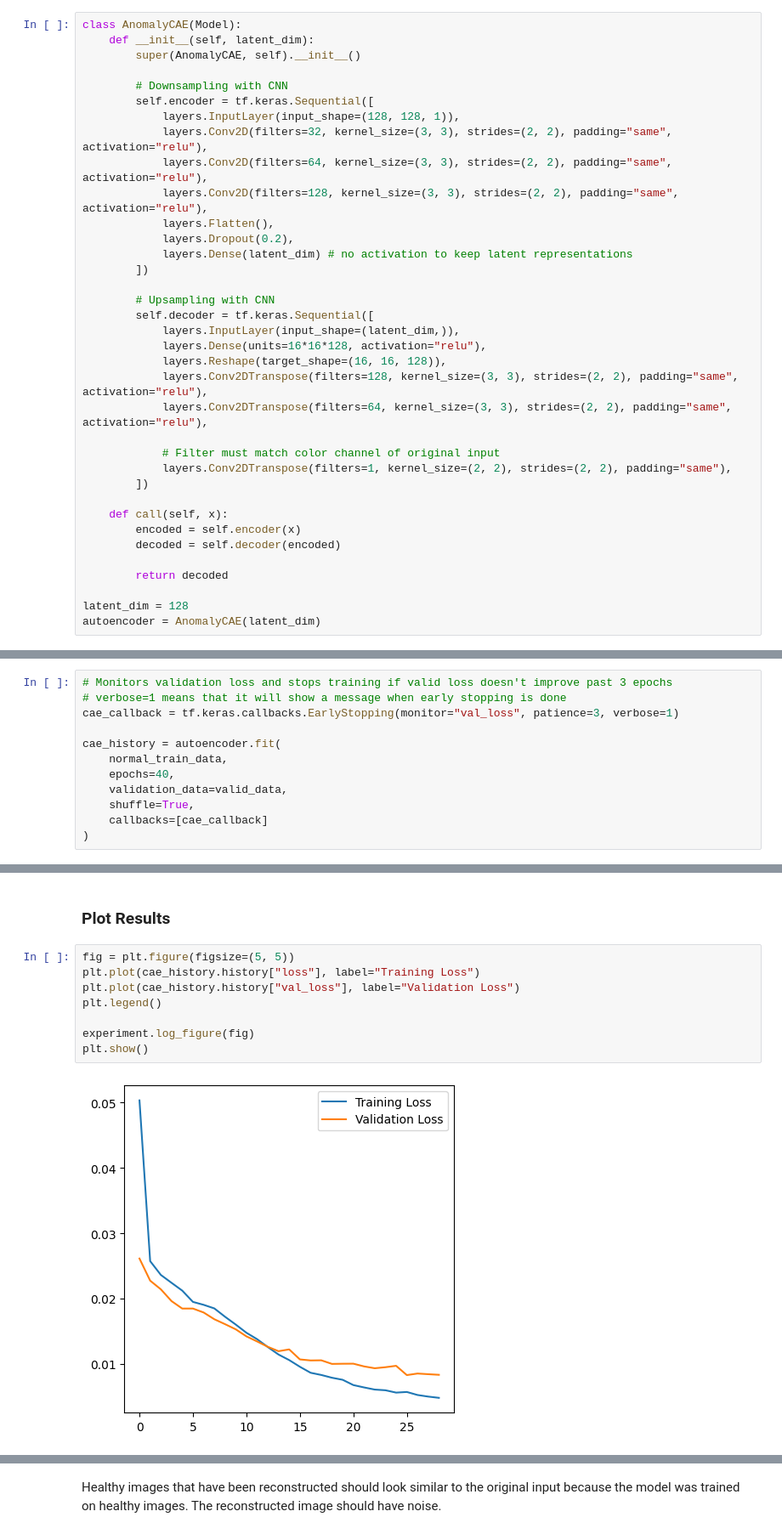
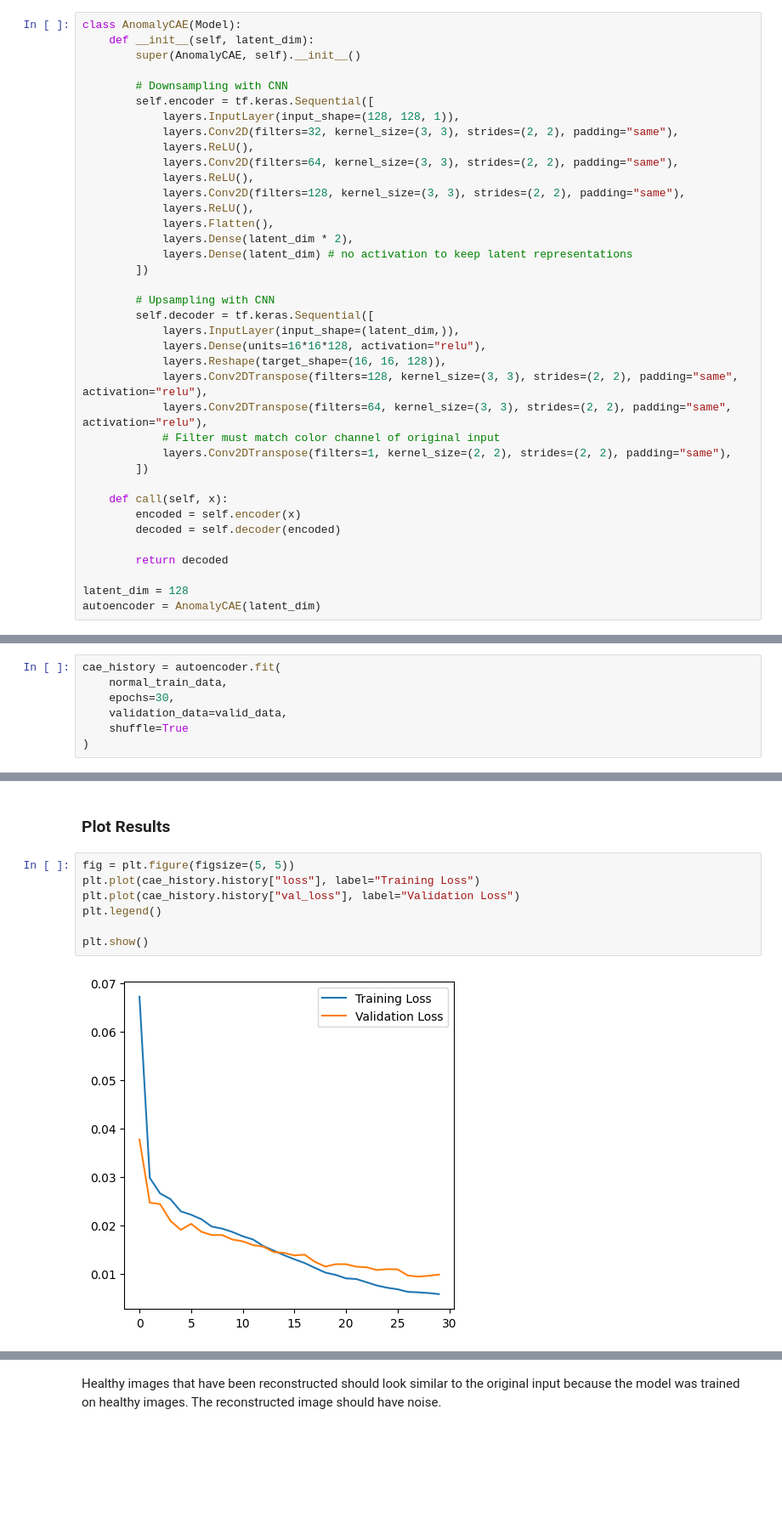
Before and after one commit to Tommy-Long4358/Brain-Anomaly-Detection, a Jupyter notebook: brain-tumor-anomaly-cae.ipynb, the cells around one changed output, grey strips where cells are left out. Shown at 85% size. Saved outputs shown, nothing was run; the diff lists cells and outputs as text; blank space fills up the shorter version.

Commit message:
added more layers to autoencoder

```diff
--- a/brain-tumor-anomaly-cae.ipynb
+++ b/brain-tumor-anomaly-cae.ipynb
@@ -239,11 +217,14 @@ class AnomalyCAE(Model):
         # Downsampling with CNN
         self.encoder = tf.keras.Sequential([
             layers.InputLayer(input_shape=(128, 128, 1)),
-            layers.Conv2D(filters=32, kernel_size=(3, 3), strides=(2, 2), padding="same", activation="relu"),
-            layers.Conv2D(filters=64, kernel_size=(3, 3), strides=(2, 2), padding="same", activation="relu"),
-            layers.Conv2D(filters=128, kernel_size=(3, 3), strides=(2, 2), padding="same", activation="relu"),
+            layers.Conv2D(filters=32, kernel_size=(3, 3), strides=(2, 2), padding="same"),
+            layers.ReLU(),
+            layers.Conv2D(filters=64, kernel_size=(3, 3), strides=(2, 2), padding="same"),
+            layers.ReLU(),
+            layers.Conv2D(filters=128, kernel_size=(3, 3), strides=(2, 2), padding="same"),
+            layers.ReLU(),
             layers.Flatten(),
-            layers.Dropout(0.2),
+            layers.Dense(latent_dim * 2),
             layers.Dense(latent_dim) # no activation to keep latent representations
         ])
 
@@ -254,7 +235,6 @@ class AnomalyCAE(Model):
             layers.Reshape(target_shape=(16, 16, 128)),
             layers.Conv2DTranspose(filters=128, kernel_size=(3, 3), strides=(2, 2), padding="same", activation="relu"),
             layers.Conv2DTranspose(filters=64, kernel_size=(3, 3), strides=(2, 2), padding="same", activation="relu"),
-
             # Filter must match color channel of original input
             layers.Conv2DTranspose(filters=1, kernel_size=(2, 2), strides=(2, 2), padding="same"),
         ])
@@ -311,15 +291,3 @@ _________________________________________________________________
 ### Train Autoencoder Model
 # %%
 autoencoder.compile(optimizer=optimizers.Adam(), loss=losses.MeanSquaredError())
-# %%
-# Monitors validation loss and stops training if valid loss doesn't improve past 3 epochs
-# verbose=1 means that it will show a message when early stopping is done
-cae_callback = tf.keras.callbacks.EarlyStopping(monitor="val_loss", patience=3, verbose=1)
-
-cae_history = autoencoder.fit(
-    normal_train_data,
-    epochs=40,
-    validation_data=valid_data,
-    shuffle=True,
-    callbacks=[cae_callback]
-)
@@ -343,0 +294,7 @@ Epoch 29: early stopping
+# %%
+cae_history = autoencoder.fit(
+    normal_train_data,
+    epochs=30,
+    validation_data=valid_data,
+    shuffle=True
+)
@@ -346,13 +321,12 @@ Epoch 29: early stopping
 # %%
 fig = plt.figure(figsize=(5, 5))
 plt.plot(cae_history.history["loss"], label="Training Loss")
 plt.plot(cae_history.history["val_loss"], label="Validation Loss")
 plt.legend()
 
-experiment.log_figure(fig)
 plt.show()
 # %% [output]
-[figure, old version]
+[figure, new version]
 # %%
 def test_single_img(data):
     # Retrieve only one batch from dataset
```
Also changed, not shown: parts of 24 cells of this notebook, 1 other file.
